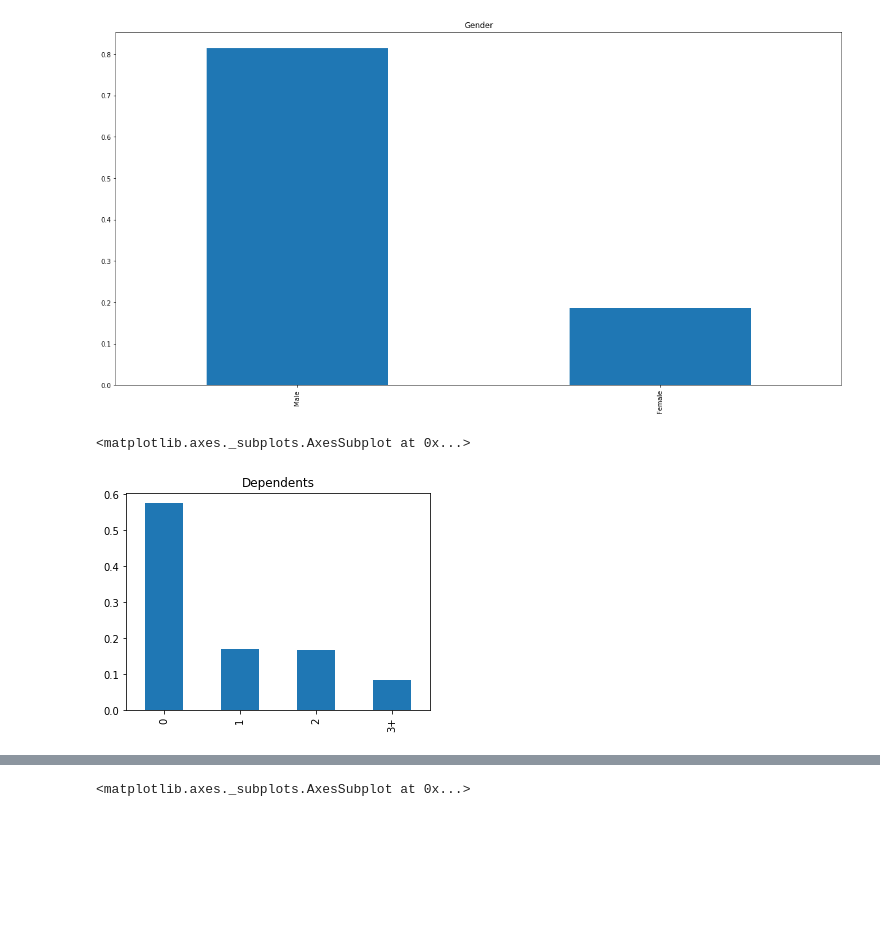
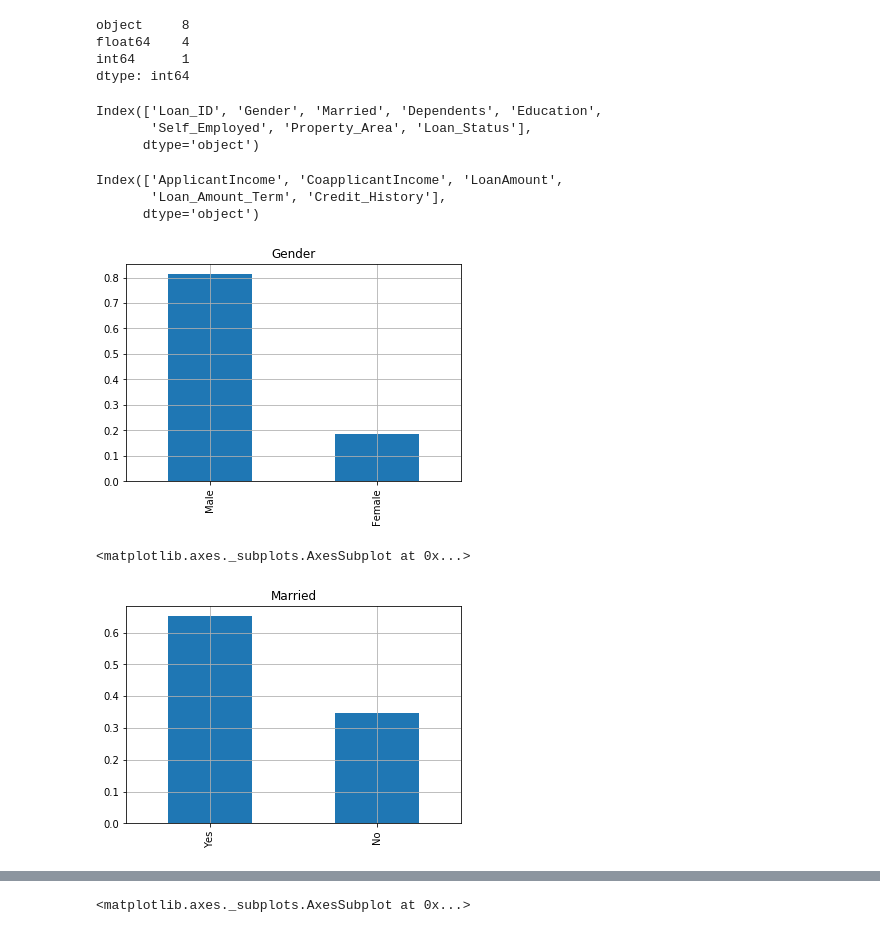
Before and after one commit to saluvala17/LoanPrediction, a Jupyter notebook: Loan_Approval_Prediction.ipynb, the cells around one changed output, grey strips where cells are left out. Saved outputs shown, nothing was run; the diff lists cells and outputs as text; code cells hidden in the pictures; blank space fills up the shorter version.

```diff
--- a/Loan_Approval_Prediction.ipynb
+++ b/Loan_Approval_Prediction.ipynb
@@ -57,18 +110,31 @@ train['Property_Area'].value_counts(normalize=True).plot.bar(grid=True,title='Pr
+# %%
+#Identify the data types
+train.dtypes.value_counts()
+# %% [output]
+object     8
+float64    4
+int64      1
+dtype: int64
+# %%
+# Identify Categorical Varibles
+train.select_dtypes(include=['object']).columns
+# %% [output]
+Index(['Loan_ID', 'Gender', 'Married', 'Dependents', 'Education',
+       'Self_Employed', 'Property_Area', 'Loan_Status'],
+      dtype='object')
+# %%
+# Identify Numerical Varibles
+train.select_dtypes(include=['int64','float']).columns
+# %% [output]
+Index(['ApplicantIncome', 'CoapplicantIncome', 'LoanAmount',
+       'Loan_Amount_Term', 'Credit_History'],
+      dtype='object')
 # %%
-train['Gender'].value_counts(normalize=True).plot.bar(figsize=(20,10), title= 'Gender')
+# Bar plots for categorical Variables.
+train['Gender'].value_counts(normalize=True).plot.bar(title='Gender',grid=True)
 plt.show()
+train['Married'].value_counts(normalize=True).plot.bar(title='Married',grid=True)
 # %% [output]
-[figure, old version]
+[figure, new version]
+<matplotlib.axes._subplots.AxesSubplot at 0x...>
+[figure, added]
-# %%
-%matplotlib inline
-import numpy as np
-import pandas as pd
-import matplotlib.pyplot as plt
-import seaborn as sns
-import warnings
-warnings.filterwarnings("ignore")
-plt.subplot(121)
-train['Dependents'].value_counts(normalize=True).plot.bar(figsize=(12,4), title= 'Dependents')
-# %% [output]
-<matplotlib.axes._subplots.AxesSubplot at 0x...>
-[figure, removed]
```
Also changed, not shown: parts of 49 cells of this notebook.
